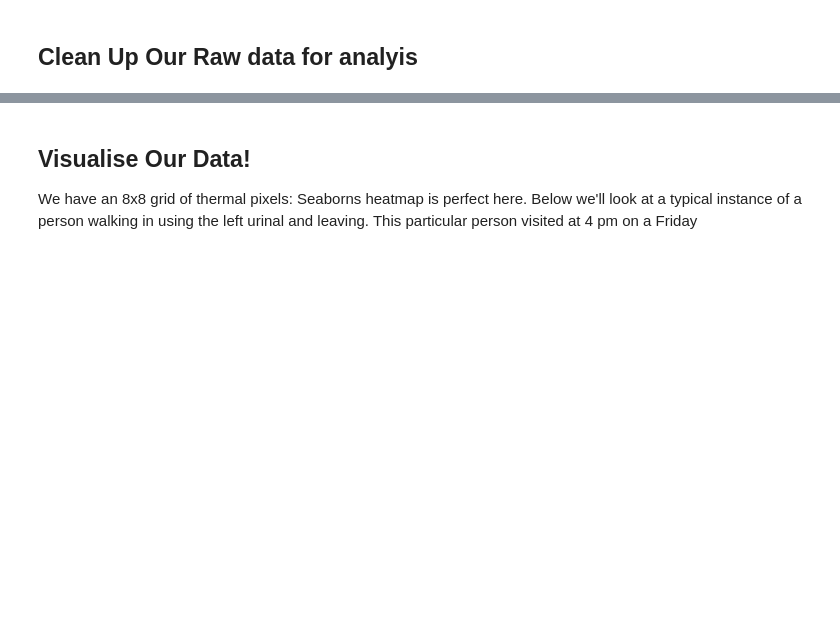
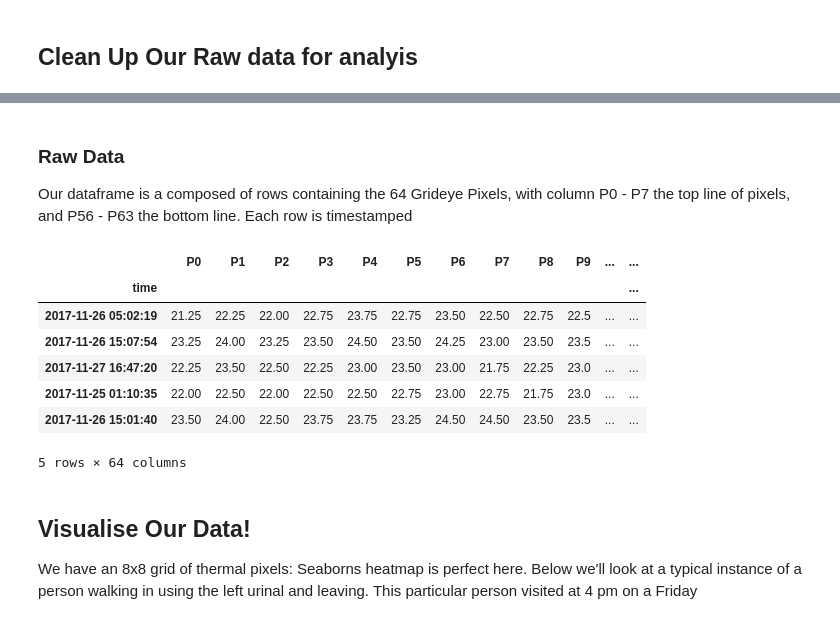
Before and after one commit to bachelor-2020/grideye-testing, a Jupyter notebook: 1-Raw_data_vis.ipynb, the cells around one changed output, grey strips where cells are left out. Saved outputs shown, nothing was run; the diff lists cells and outputs as text; code cells hidden in the pictures; blank space fills up the shorter version.

```diff
--- a/1-Raw_data_vis.ipynb
+++ b/1-Raw_data_vis.ipynb
@@ -92,3 +82,19 @@ loading pickle
+# %% [markdown]
+### Raw Data
+Our dataframe is a composed of rows containing the 64 Grideye Pixels,
+with column P0 - P7 the top line of pixels, and P56 - P63 the bottom line.
+Each row is timestamped
+# %%
+df.sample(5)
+# %% [output]
+|  | P0 | P1 | P2 | P3 | P4 | P5 | P6 | P7 | P8 | P9 | ... | ... |
+| time |  |  |  |  |  |  |  |  |  |  |  | ... |
+| 2017-11-26 05:02:19 | 21.25 | 22.25 | 22.00 | 22.75 | 23.75 | 22.75 | 23.50 | 22.50 | 22.75 | 22.5 | ... | ... |
+| 2017-11-26 15:07:54 | 23.25 | 24.00 | 23.25 | 23.50 | 24.50 | 23.50 | 24.25 | 23.00 | 23.50 | 23.5 | ... | ... |
+| 2017-11-27 16:47:20 | 22.25 | 23.50 | 22.50 | 22.25 | 23.00 | 23.50 | 23.00 | 21.75 | 22.25 | 23.0 | ... | ... |
+| 2017-11-25 01:10:35 | 22.00 | 22.50 | 22.00 | 22.50 | 22.50 | 22.75 | 23.00 | 22.75 | 21.75 | 23.0 | ... | ... |
+| 2017-11-26 15:01:40 | 23.50 | 24.00 | 22.50 | 23.75 | 23.75 | 23.25 | 24.50 | 24.50 | 23.50 | 23.5 | ... | ... |
+5 rows × 64 columns
 # %% [markdown]
 ## Visualise Our Data!
 We have an 8x8 grid of thermal pixels: Seaborns heatmap is perfect here.
```
Also changed, not shown: parts of 22 cells of this notebook, 3 other files.
